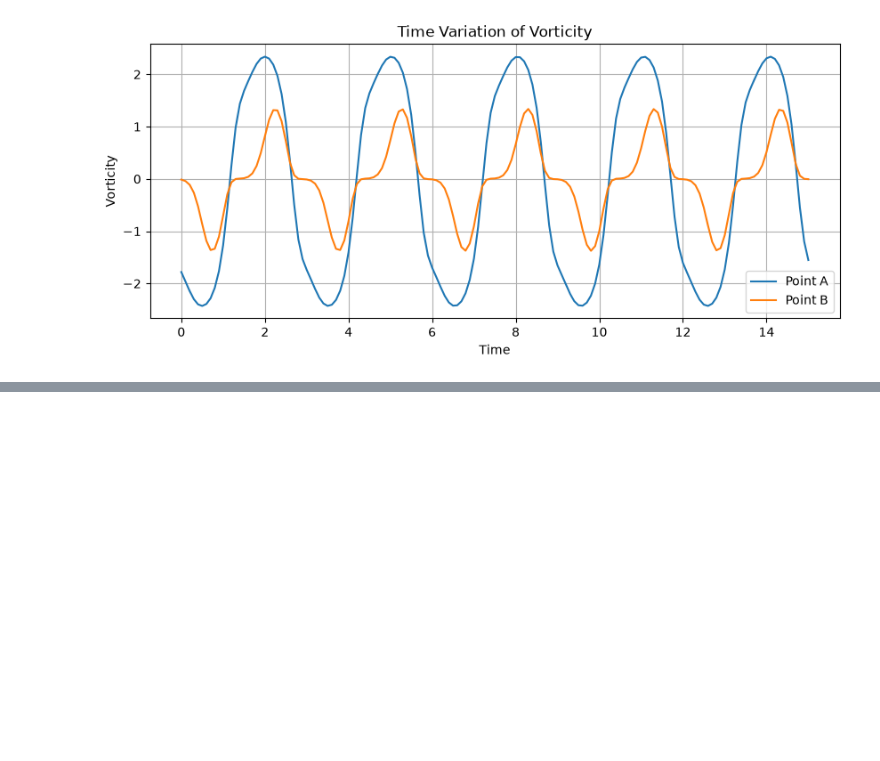
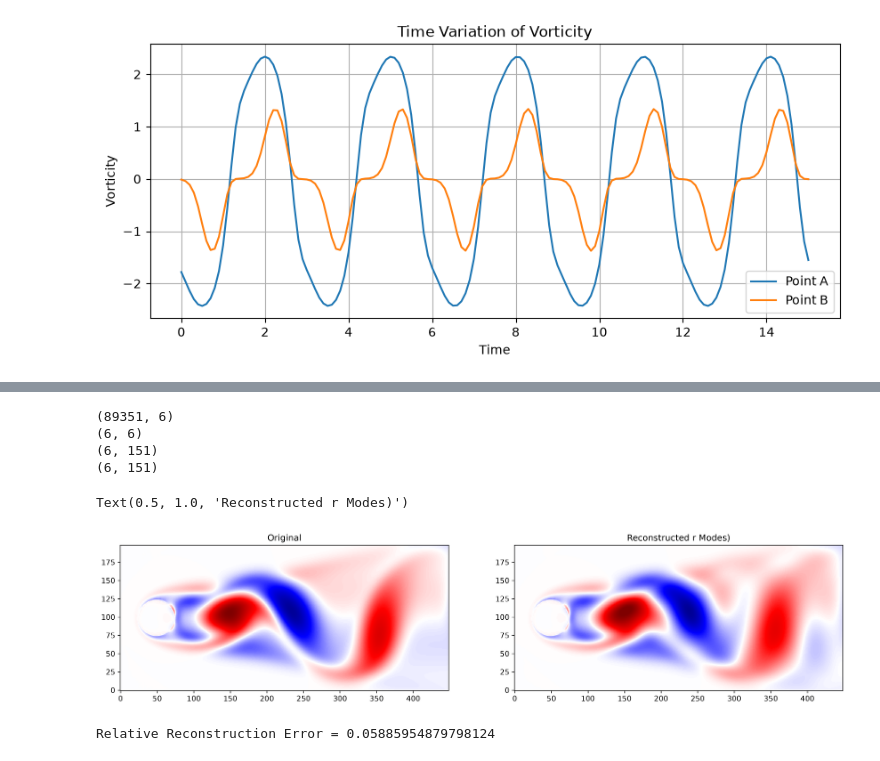
Before and after one commit to am25m005-design/computational-datadriven-self, a Jupyter notebook: svdVOTi.ipynb, the cells around one changed output, grey strips where cells are left out. Saved outputs shown, nothing was run; the diff lists cells and outputs as text; code cells hidden in the pictures; blank space fills up the shorter version.

```diff
--- a/svdVOTi.ipynb
+++ b/svdVOTi.ipynb
@@ -188,0 +293,50 @@ for i in range(6):
+# %%
+r = 6
+u_r =U[:,:r]
+s_r =np.diag(S[:r])
+vt_r = VT[:r,:]
+K_rec = u_r @ s_r @ vt_r
+print(u_r.shape)
+print(s_r.shape)
+print(vt_r.shape)
+print(vt_r.shape)
+# %% [output]
+(89351, 6)
+(6, 6)
+(6, 151)
+(6, 151)
+# %%
+snapshot = 50
+
+original = K_fluct[:, snapshot].reshape(199, 449, order='F')
+reconstructed = K_rec[:, snapshot].reshape(199, 449, order='F')
+# %%
+fig, ax = plt.subplots(1, 2,figsize=(18, 5), dpi=300)
+
+# Use the same color limits for fair comparison
+vmax = np.max(np.abs(original))
+
+# Original
+im1 = ax[0].imshow(original,
+                   cmap='seismic',
+                   origin='lower',
+                   vmin=-vmax,
+                   vmax=vmax)
+ax[0].set_title('Original')
+
+# Reconstructed
+im2 = ax[1].imshow(reconstructed,
+                   cmap='seismic',
+                   origin='lower',
+                   vmin=-vmax,
+                   vmax=vmax)
+ax[1].set_title('Reconstructed r Modes)')
+# %% [output]
+Text(0.5, 1.0, 'Reconstructed r Modes)')
+[figure, added]
+# %%
+error = np.linalg.norm(K_fluct- K_rec, 'fro') / np.linalg.norm(K, 'fro')   #using foribinus norm im short magnitude of all elemnts from mat
+
+print("Relative Reconstruction Error =", error)
+# %% [output]
+Relative Reconstruction Error = 0.05885954879798124
```
Also changed, not shown: parts of 9 cells of this notebook.
